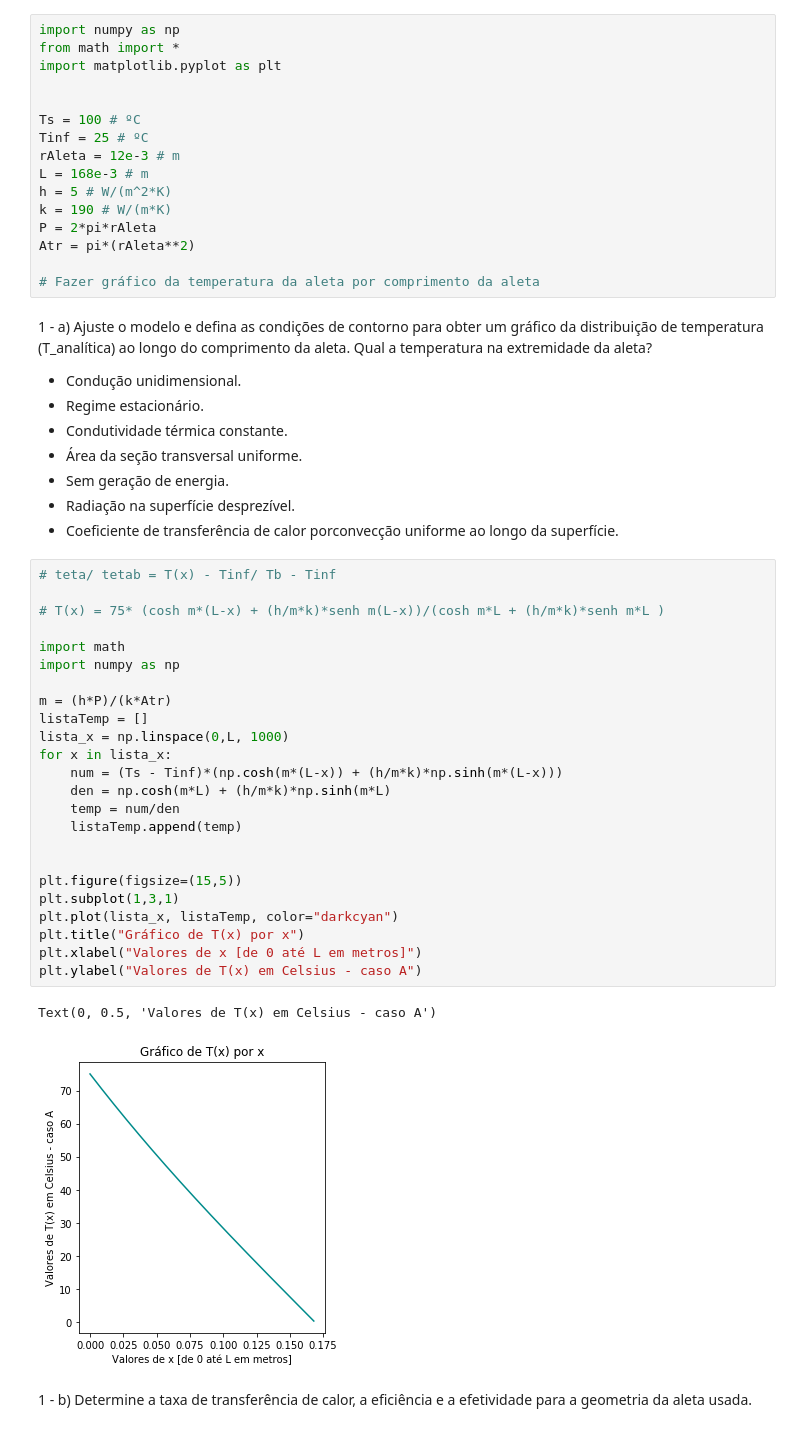
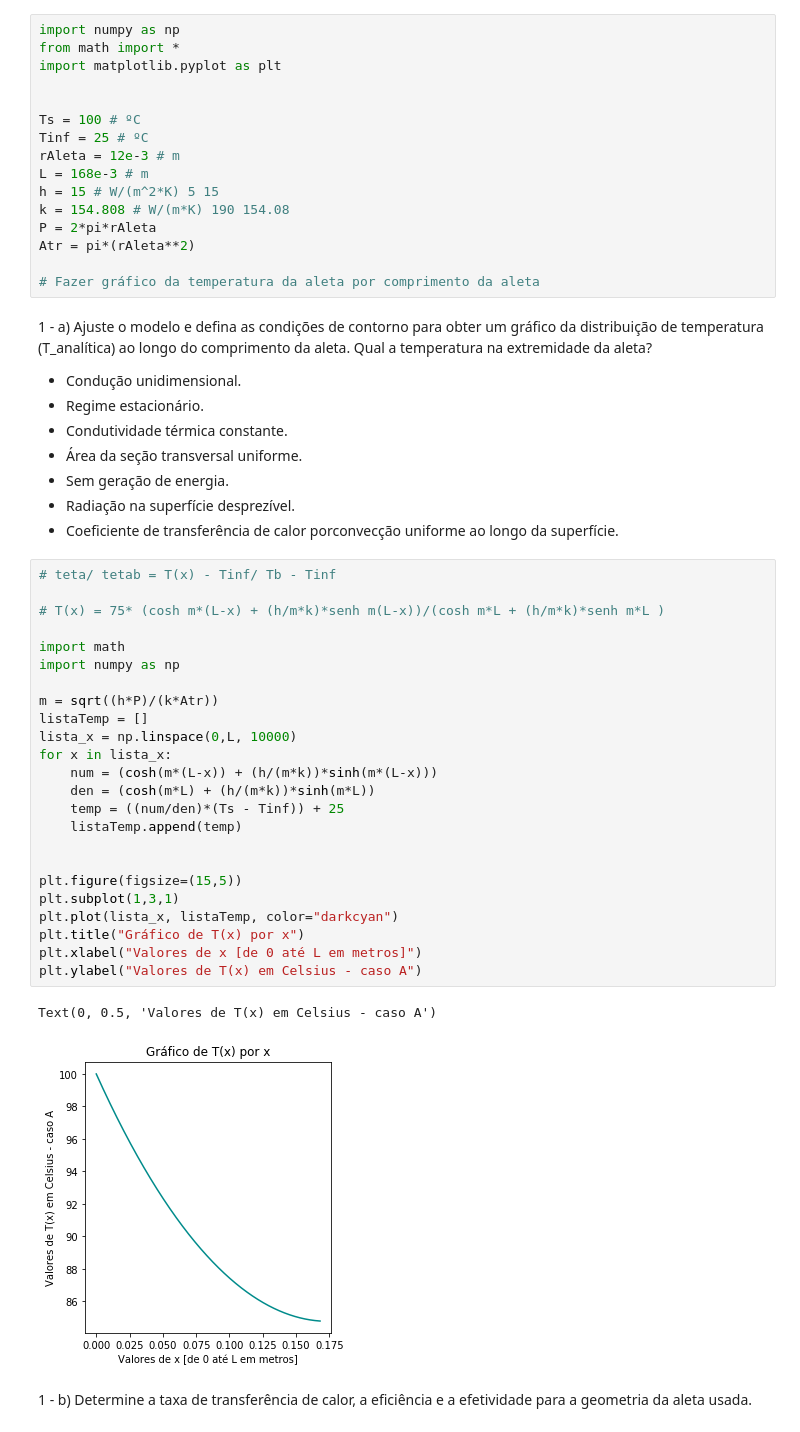
Before and after one commit to Lihsayuri/TransCal_APS1, a Jupyter notebook: APS1.ipynb, the cells around one changed output. Saved outputs shown, nothing was run; the diff lists cells and outputs as text.

```diff
--- a/APS1.ipynb
+++ b/APS1.ipynb
@@ -16,8 +16,8 @@ Ts = 100 # ºC
 Tinf = 25 # ºC
 rAleta = 12e-3 # m
 L = 168e-3 # m
-h = 5 # W/(m^2*K)
-k = 190 # W/(m*K)
+h = 15 # W/(m^2*K) 5 15
+k = 154.808 # W/(m*K) 190 154.08
 P = 2*pi*rAleta
 Atr = pi*(rAleta**2)
 
@@ -35,30 +35,30 @@ Atr = pi*(rAleta**2)
 # %%
 # teta/ tetab = T(x) - Tinf/ Tb - Tinf
 
 # T(x) = 75* (cosh m*(L-x) + (h/m*k)*senh m(L-x))/(cosh m*L + (h/m*k)*senh m*L )
 
 import math
 import numpy as np
 
-m = (h*P)/(k*Atr)
+m = sqrt((h*P)/(k*Atr))
 listaTemp = []
-lista_x = np.linspace(0,L, 1000)
+lista_x = np.linspace(0,L, 10000)
 for x in lista_x:
-    num = (Ts - Tinf)*(np.cosh(m*(L-x)) + (h/m*k)*np.sinh(m*(L-x)))
-    den = np.cosh(m*L) + (h/m*k)*np.sinh(m*L)
-    temp = num/den
+    num = (cosh(m*(L-x)) + (h/(m*k))*sinh(m*(L-x)))
+    den = (cosh(m*L) + (h/(m*k))*sinh(m*L))
+    temp = ((num/den)*(Ts - Tinf)) + 25
     listaTemp.append(temp)
 
 
 plt.figure(figsize=(15,5))
 plt.subplot(1,3,1)
 plt.plot(lista_x, listaTemp, color="darkcyan")
 plt.title("Gráfico de T(x) por x")
 plt.xlabel("Valores de x [de 0 até L em metros]")
 plt.ylabel("Valores de T(x) em Celsius - caso A")
 # %% [output]
 Text(0, 0.5, 'Valores de T(x) em Celsius - caso A')
-[figure, old version]
+[figure, new version]
 # %% [markdown]
 1 - b) Determine a taxa de transferência de calor, a eficiência e a efetividade para a geometria da aleta usada.
 # %%
```
Also changed, not shown: parts of 9 cells of this notebook, 1 other file.
